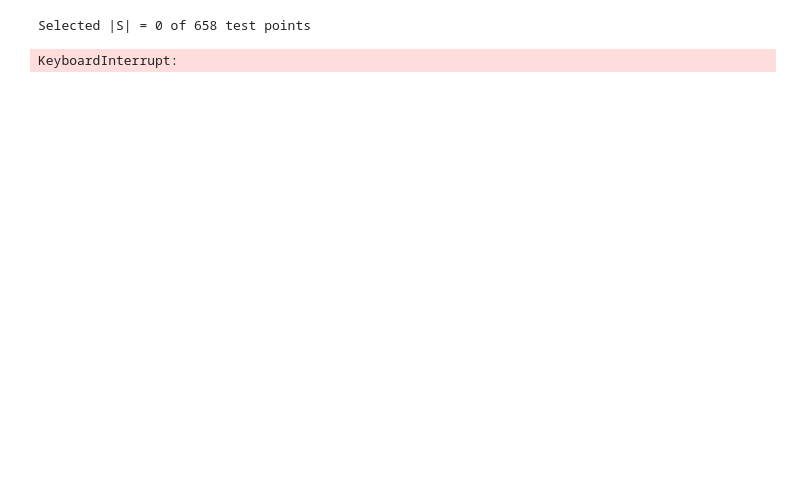
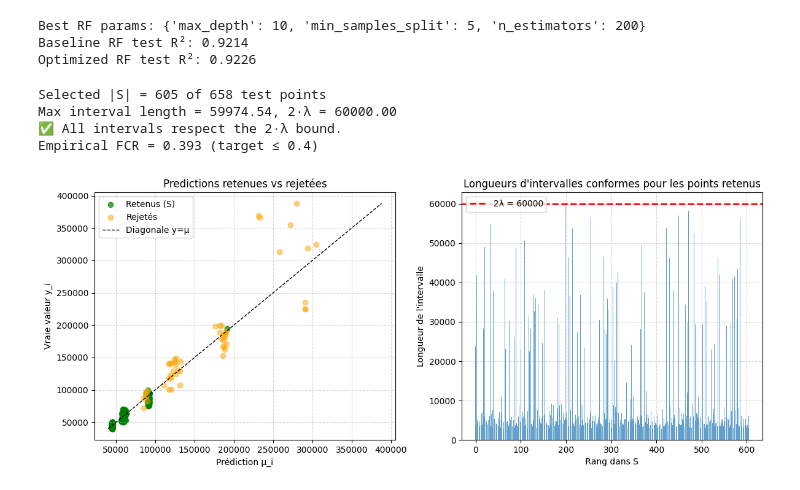
Before and after one commit to hous087S/Conformal-prediction, a Jupyter notebook: INFOSP.ipynb, the cells around one changed output. Saved outputs shown, nothing was run; the diff lists cells and outputs as text; code cells hidden in the pictures; blank space fills up the shorter version.

```diff
--- a/INFOSP.ipynb
+++ b/INFOSP.ipynb
@@ -169,26 +0,0 @@ Selected |S| = 0 of 658 test points
-# %%
-# 9. Build adjusted conformal intervals
-def adjusted_conformal_intervals(mu_pred: np.ndarray,
-                                 sigma_pred: np.ndarray,
-                                 calib_scores: np.ndarray,
-                                 S: np.ndarray,
-                                 alpha: float):
-    m = mu_pred.shape[0]
-    n = calib_scores.shape[0]
-    alpha_prime = alpha * len(S) / m
-    k = int(np.ceil((n + 1) * (1 - alpha_prime)))
-    s_sorted = np.sort(calib_scores)
-    # CORRECTED INDEXING: k-th order statistic is s_sorted[k-1]
-    R_q_prime = s_sorted[k-1] if k <= len(s_sorted) else np.inf
-    lower = mu_pred[S] - R_q_prime * sigma_pred[S]
-    upper = mu_pred[S] + R_q_prime * sigma_pred[S]
-    return lower, upper
-
-mu_test_pred = best_rf.predict(X_test)
-lower, upper = adjusted_conformal_intervals(
-    mu_pred     = mu_test_pred,
-    sigma_pred  = sigma_test,
-    calib_scores= non_conf_scr.values,
-    S           = S,
-    alpha       = alpha
-)
@@ -246,9 +1,3 @@ q_vals_prime     = compute_q_values(
-# %%
-# 18. Benjamini–Hochberg selection
-S_prime = bh_selection(q_vals_prime, alpha)
-print(f"Selected |S| = {len(S)} of {len(q_vals)} test points")
-# %% [output]
-Selected |S| = 0 of 658 test points
 # %%
 import numpy as np
 import pandas as pd
@@ -257,7 +6,7 @@ from sklearn.ensemble import RandomForestRegressor
 from sklearn.metrics import r2_score
 
 # 1. Load & preprocess
-df = pd.read_csv("Salary Prediction of Data Professions.csv")
+df = pd.read_csv("C:/Users/Houssem Bouabid/Desktop/prediction conforme/Salary Prediction of Data Professions.csv")
 y  = df['SALARY']
 X  = df.drop('SALARY', axis=1)
 X  = pd.get_dummies(X).dropna()
@@ -332,8 +81,8 @@ def compute_q_values(calib_scores: np.ndarray,
             q_vals[i] = max(0.0, 1.0 - m_i / (n + 1))
     return q_vals
 
-lambda_value = 3500
-alpha        = 0.2
+lambda_value = 30000
+alpha        = 0.4
 q_vals       = compute_q_values(
     calib_scores = non_conf_scr.values,
     sigma        = sigma_test,
@@ -410,4 +159,10 @@ y_sel = y_test.values[S]
 fcr   = empirical_fcr(y_sel, lower, upper)
 print(f"Empirical FCR = {fcr:.3f} (target ≤ {alpha})")
 # %% [output]
-KeyboardInterrupt:
+Best RF params: {'max_depth': 10, 'min_samples_split': 5, 'n_estimators': 200}
+Baseline RF test R²: 0.9214
+Optimized RF test R²: 0.9226
+Selected |S| = 605 of 658 test points
+Max interval length = 59974.54, 2·λ = 60000.00
+✅ All intervals respect the 2·λ bound.
+Empirical FCR = 0.393 (target ≤ 0.4)
@@ -413,0 +215,11 @@ KeyboardInterrupt:
+# %%
+visualize_selection(
+    y_true      = y_test.values,
+    mu_pred     = mu_test_pred,
+    lower       = lower,
+    upper       = upper,
+    S           = S,
+    lambda_value= lambda_value
+)
+# %% [output]
+[figure, added]
```
Also changed, not shown: parts of 22 cells of this notebook.
